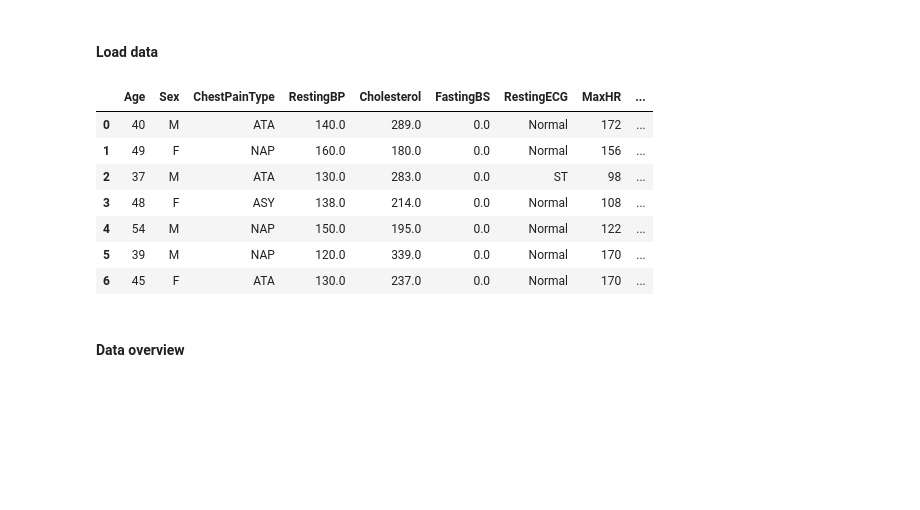
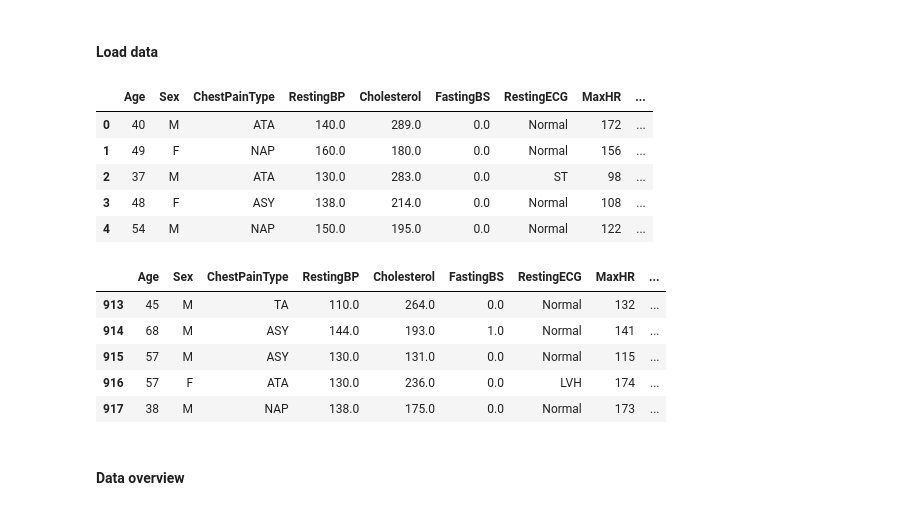
Before and after one commit to Stork656/Heart-diseases_main_project, a Jupyter notebook: notebooks/eda.ipynb, the cells around one changed output. Saved outputs shown, nothing was run; the diff lists cells and outputs as text; code cells hidden in the pictures; blank space fills up the shorter version.

```diff
--- a/notebooks/eda.ipynb
+++ b/notebooks/eda.ipynb
@@ -30,16 +36,23 @@ import seaborn as sns
 # %%
 path = "../data/raw/heart-diseases.csv"
 df = pd.read_csv(path)
-df.head(7)
+df.head()
 # %% [output]
 |  | Age | Sex | ChestPainType | RestingBP | Cholesterol | FastingBS | RestingECG | MaxHR | ... |
 | 0 | 40 | M | ATA | 140.0 | 289.0 | 0.0 | Normal | 172 | ... |
 | 1 | 49 | F | NAP | 160.0 | 180.0 | 0.0 | Normal | 156 | ... |
 | 2 | 37 | M | ATA | 130.0 | 283.0 | 0.0 | ST | 98 | ... |
 | 3 | 48 | F | ASY | 138.0 | 214.0 | 0.0 | Normal | 108 | ... |
 | 4 | 54 | M | NAP | 150.0 | 195.0 | 0.0 | Normal | 122 | ... |
-| 5 | 39 | M | NAP | 120.0 | 339.0 | 0.0 | Normal | 170 | ... |
-| 6 | 45 | F | ATA | 130.0 | 237.0 | 0.0 | Normal | 170 | ... |
+# %%
+df.tail()
+# %% [output]
+|  | Age | Sex | ChestPainType | RestingBP | Cholesterol | FastingBS | RestingECG | MaxHR | ... |
+| 913 | 45 | M | TA | 110.0 | 264.0 | 0.0 | Normal | 132 | ... |
+| 914 | 68 | M | ASY | 144.0 | 193.0 | 1.0 | Normal | 141 | ... |
+| 915 | 57 | M | ASY | 130.0 | 131.0 | 0.0 | Normal | 115 | ... |
+| 916 | 57 | F | ATA | 130.0 | 236.0 | 0.0 | LVH | 174 | ... |
+| 917 | 38 | M | NAP | 138.0 | 175.0 | 0.0 | Normal | 173 | ... |
 # %% [markdown]
 #### Data overview
 # %%
```
Also changed, not shown: parts of 18 cells of this notebook, 2 other files.
